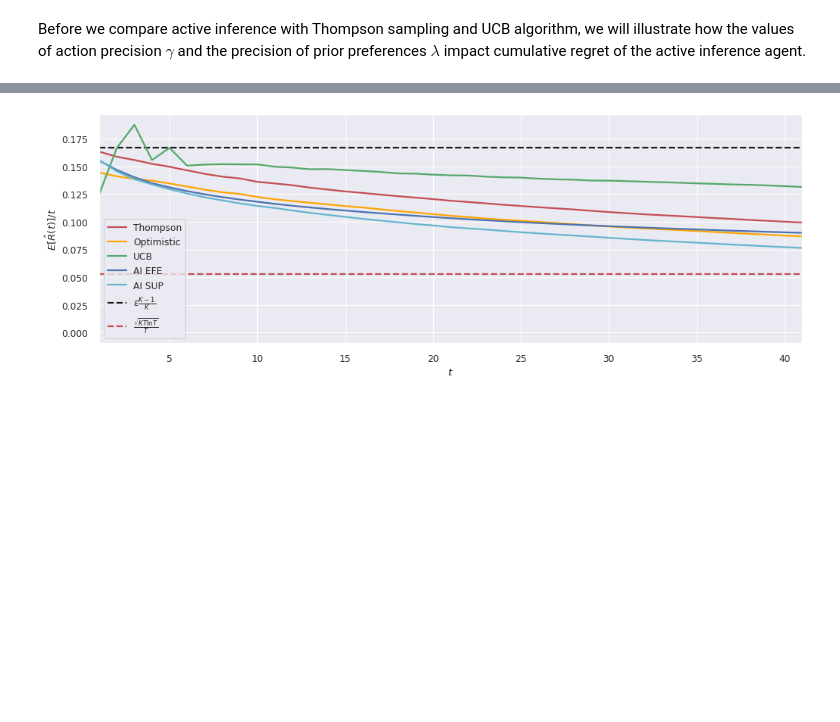
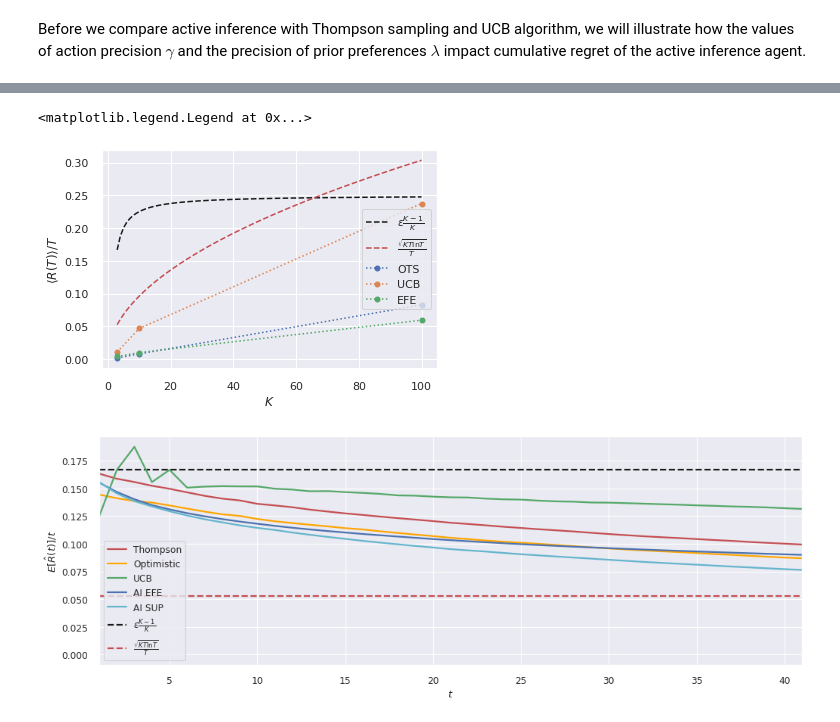
Before and after one commit to dimarkov/aibandits, a Jupyter notebook: stationary_bandits_comparison.ipynb, the cells around one changed output, grey strips where cells are left out. Cells and saved outputs as stored; diff of their text form; code cells hidden in the pictures; blank space fills up the shorter version.

```diff
--- a/stationary_bandits_comparison.ipynb
+++ b/stationary_bandits_comparison.ipynb
@@ -330,3 +452,29 @@ sequence3 = simulator(process, learning, ucb_selection, N=N, T=T, K=K, eps=eps)
+# %%
+mean_reg_efe = np.load('res_EFE_Ks_e25.npz')
+for K in [3, 10, 100]:
+    name = 'EFE_K{}'.format(K)
+    mean_reg[name] = mean_reg_efe[name].reshape(len(gammas), len(lambdas), -1)[-1, 4]
+# %%
+Ks = np.arange(3, 101);
+plt.plot(Ks, eps * (Ks - 1)/Ks, 'k--', label=r'$\epsilon\frac{K-1}{K}$');
+plt.plot(Ks, np.sqrt(Ks * T * np.log(T))/T, 'r--', label=r'$\frac{\sqrt{K T \ln T}}{T}$');
+
+ot = []
+ucb = []
+efe = []
+for K in [3, 10, 100]:
+    ot.append(mean_reg['OT_K{}'.format(K)][-1])
+    ucb.append(mean_reg['UCB_K{}'.format(K)][-1])
+    efe.append(mean_reg['EFE_K{}'.format(K)][-1])
+plt.plot([3, 10, 100], ot, 'o:', label='OTS')
+plt.plot([3, 10, 100], ucb, 'o:', label='UCB')
+plt.plot([3, 10, 100], efe, 'o:', label='EFE')
+plt.xlabel(r'$K$')
+plt.ylabel(r'$ \left\langle R(T) \right\rangle /T$')
+plt.legend()
+# %% [output]
+<matplotlib.legend.Legend at 0x...>
+[figure, added]
 # %%
 lam = .8
 gamma = 15.
```
Also changed, not shown: parts of 26 cells of this notebook.
